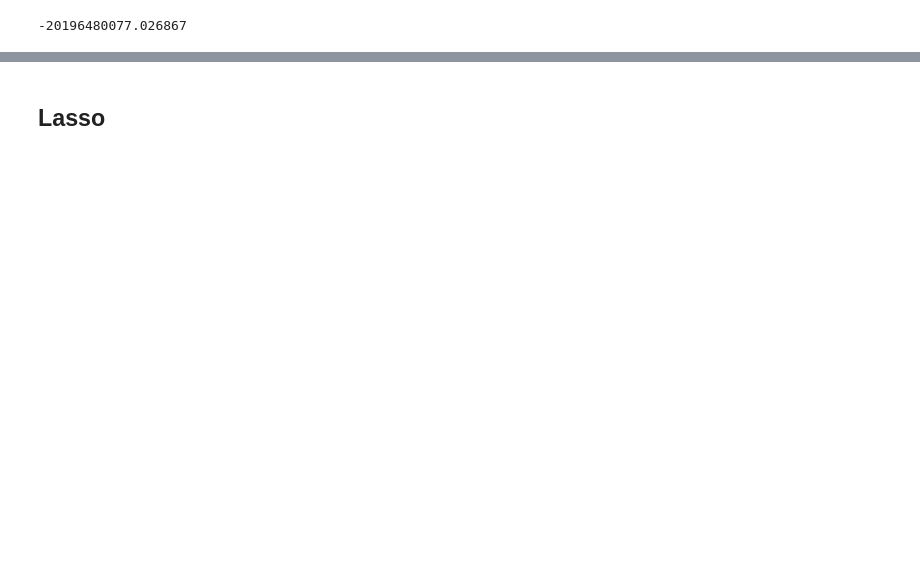
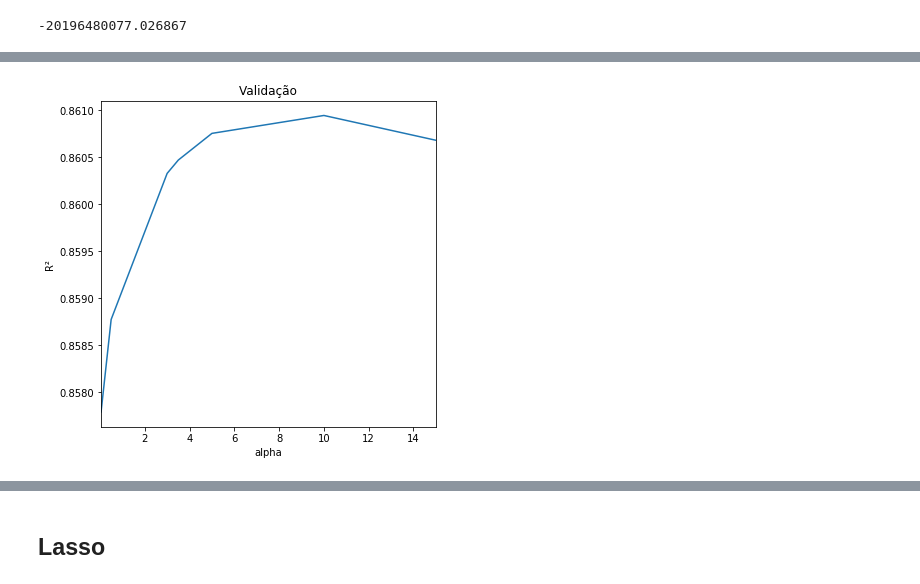
Before and after one commit to Lorenaps/aprendizagem-maquina, a Jupyter notebook: previsao_votacao_deputados/previsao_votacao_deputados.ipynb, the cells around one changed output, grey strips where cells are left out. Cells and saved outputs as stored; diff of their text form; code cells hidden in the pictures; blank space fills up the shorter version.

```diff
--- a/previsao_votacao_deputados/previsao_votacao_deputados.ipynb
+++ b/previsao_votacao_deputados/previsao_votacao_deputados.ipynb
@@ -362,0 +385,5 @@ ridge.min()
+# %%
+ridge_r2 = [calc_r2(Ridge(alpha=alpha), cv).mean()
+            for alpha in alphas]
+
+ridge_r2
@@ -362,0 +405,4 @@ ridge.min()
+# %%
+gerar_vis_validacao(ridge_r2, alphas, "R²")
+# %% [output]
+[figure, added]
```
Also changed, not shown: parts of 49 cells of this notebook.
